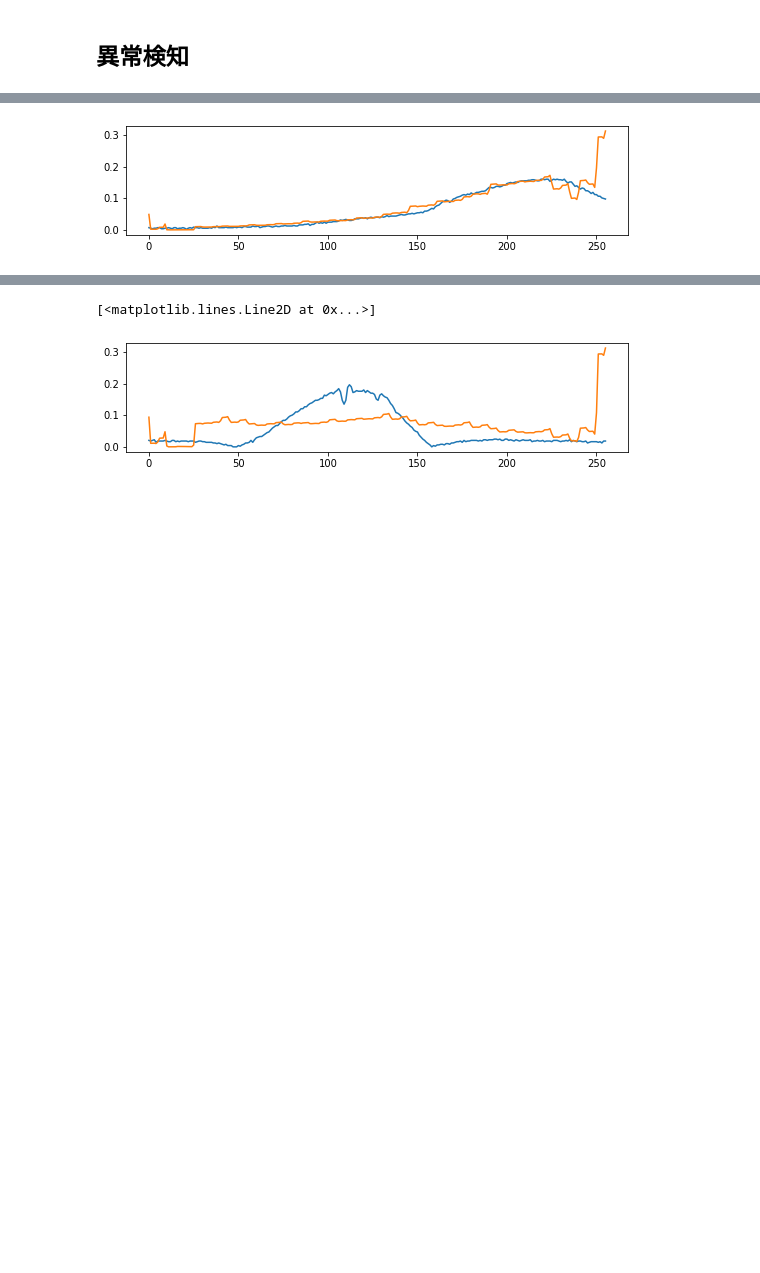
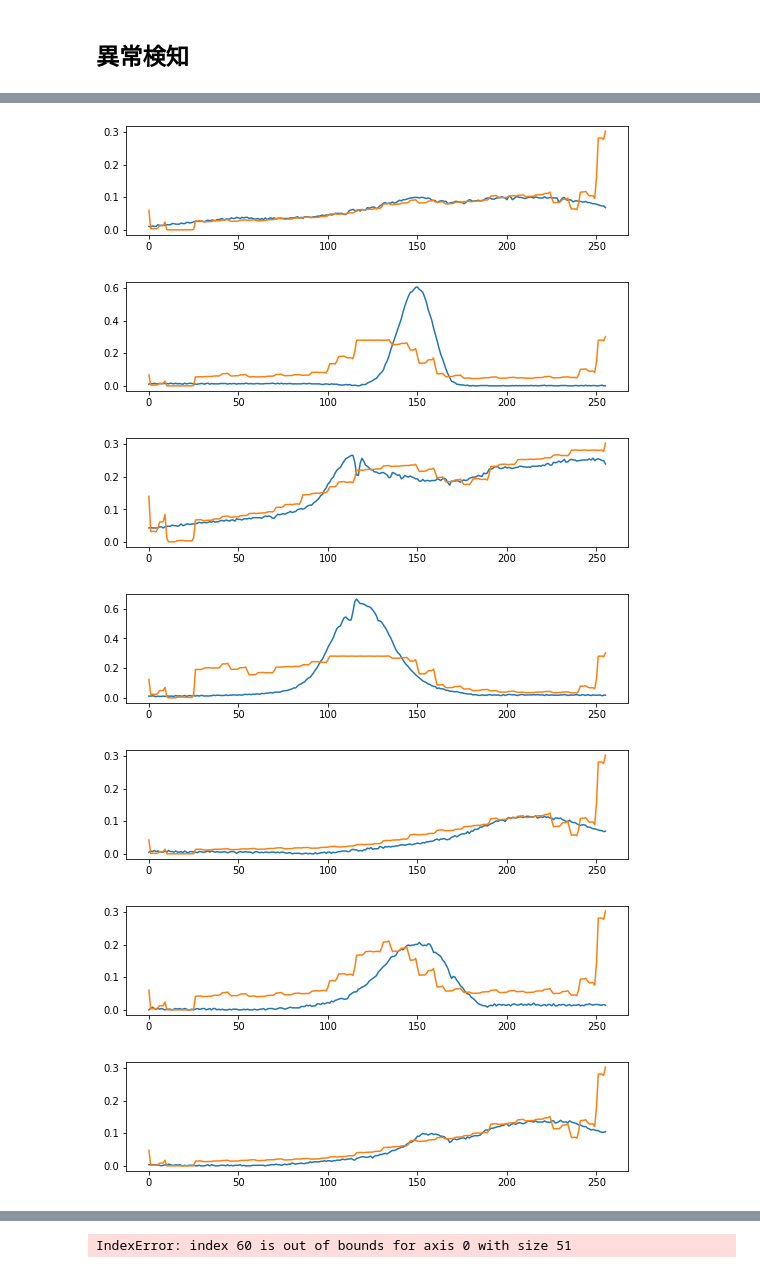
Before and after one commit to YukiHorikawaa/AutoEncoder, a Jupyter notebook: AutoEncoder_main0513.ipynb, the cells around one changed output, grey strips where cells are left out. Saved outputs shown, nothing was run; the diff lists cells and outputs as text; code cells hidden in the pictures; blank space fills up the shorter version.

```diff
--- a/AutoEncoder_main0513.ipynb
+++ b/AutoEncoder_main0513.ipynb
@@ -148,14 +46,16 @@ class Autoencoder(nn.Module):
 # %% [markdown]
 ## 学習
 # %%
-model = Autoencoder()
+import mainmodel
+import numpy as np
+model = mainmodel.Autoencoder2()
 criterion = nn.MSELoss()
 optimizer = torch.optim.Adam(model.parameters(), lr = 1e-3, weight_decay = 1e-5)
 
 outputs = []
 #テンソル型に変換
-test_data = torch.from_numpy(test_data.astype(np.float32)).clone()
-for epoch in test_data:
+data = torch.from_numpy(data.astype(np.float32)).clone()
+for epoch in data:
     for data in epoch:
         recon = model(data)
         print(recon.shape, data.shape)
@@ -261,21 +117,29 @@ print(Data[0])
 # %%
-num = 50
-data0 =  torch.from_numpy((Data[num]).astype(np.float32)).clone()
-test0 =  torch.from_numpy((test[num]).astype(np.float32)).clone()
+num = 5
+for i in range(anomaly_data.shape[0]):
+    if i % 10 == 0:
+        data0 =  torch.from_numpy((test_data[i]).astype(np.float32)).clone()
+        test0 =  torch.from_numpy((anomaly_data[i]).astype(np.float32)).clone()
 
-plt.figure(figsize=(9, 2))
-# data = data0.numpy()
-data = data0[np.newaxis, np.newaxis, :]
-recon = model(data).detach().numpy()
-plt.plot(data0.numpy())
-plt.plot(recon.flatten())
-plt.show()
+        plt.figure(figsize=(9, 2))
+        # data = data0.numpy()
+        data = data0[np.newaxis, np.newaxis, :]
+        recon = model(data).detach().numpy()
+        plt.plot(data0.numpy())
+        plt.plot(recon.flatten())
+        plt.show()
 
-plt.figure(figsize=(9, 2))
-# data = test0.numpy()
-data = test0[np.newaxis, np.newaxis, :]
-recon = model(data).detach().numpy()
-plt.plot(test0.numpy())
-plt.plot(recon.flatten())
+        plt.figure(figsize=(9, 2))
+        # data = test0.numpy()
+        data = test0[np.newaxis, np.newaxis, :]
+        recon = model(data).detach().numpy()
+        plt.plot(test0.numpy())
+        plt.plot(recon.flatten())
 # %% [output]
-[figure, old version]
+[figure, new version]
+[figure, new version]
+[figure, added]
+[figure, added]
+[figure, added]
+[figure, added]
+[figure, added]
@@ -282,2 +150 @@ plt.plot(recon.flatten())
-[<matplotlib.lines.Line2D at 0x...>]
+IndexError: index 60 is out of bounds for axis 0 with size 51
-[figure, old version]
```
Also changed, not shown: parts of 13 cells of this notebook, 9 other files.
